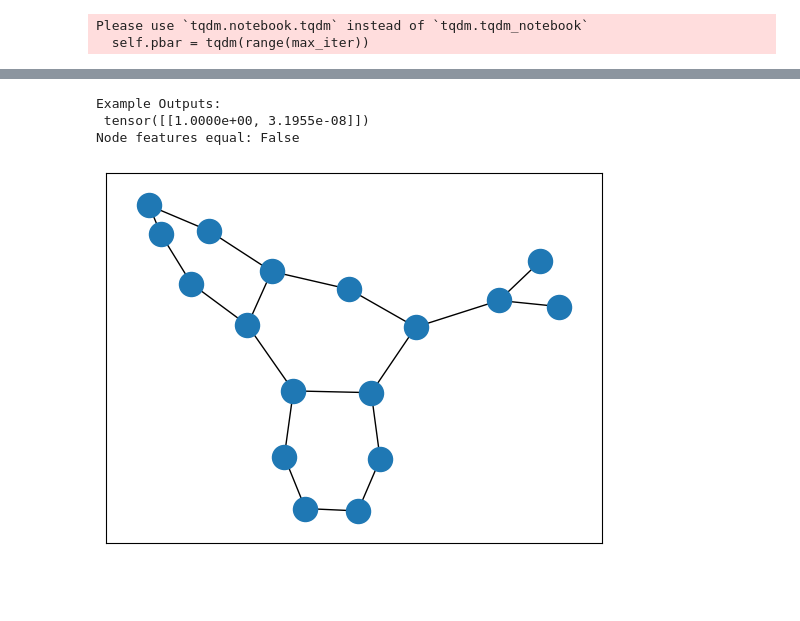
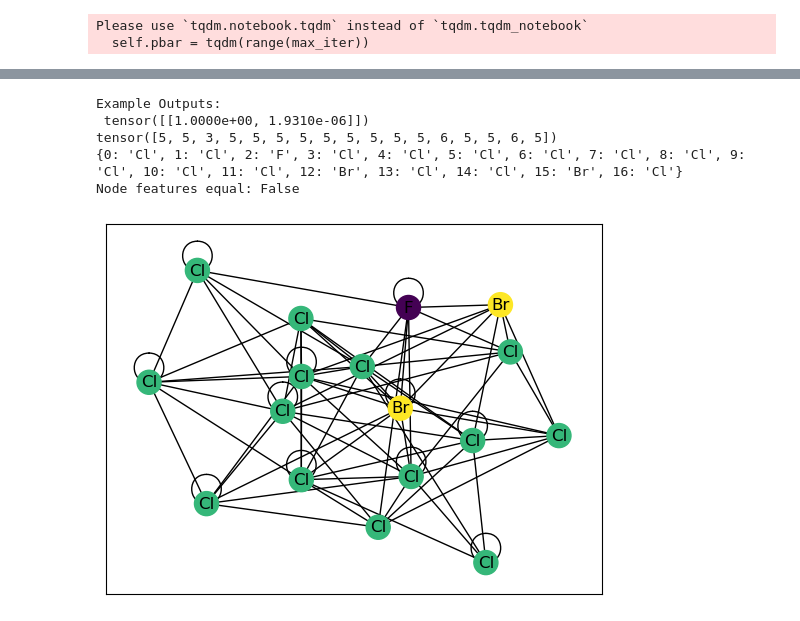
Before and after one commit to blake-gaines/GNN-Explainability-Experiments, a Jupyter notebook: test.ipynb, the cells around one changed output, grey strips where cells are left out. Saved outputs shown, nothing was run; the diff lists cells and outputs as text; code cells hidden in the pictures; blank space fills up the shorter version.

```diff
--- a/test.ipynb
+++ b/test.ipynb
@@ -13,6 +13,16 @@ from torch_geometric.utils import to_networkx
 import networkx as nx
 # %%
 dataset = TUDataset(root='data/TUDataset', name='MUTAG')
+
+atom_indices = {
+  0: "C",
+  1: "N",
+  2: "O",
+  3: "F",
+  4: "I",
+  5: "Cl",
+  6: "Br",
+}
 # %%
 print()
 print(f'Dataset: {dataset}:')
@@ -348,3 +358,7 @@ pg = interpreter.train(dataset[0], 0)
 tensor([1])
 Please use `tqdm.notebook.tqdm` instead of `tqdm.tqdm_notebook`
   self.pbar = tqdm(range(max_iter))
+# %%
+labels = dict(zip(range(pg.Xi.shape[0]), map(atom_indices.get, torch.argmax(init_graph.x, dim=1).detach().numpy())))
+nx.draw_networkx(to_networkx(init_graph, to_undirected=True), with_labels=True, node_color = torch.argmax(init_graph.x, dim=1), labels=labels)
+plt.savefig(f"explanations/Original Graph.png")
@@ -351,13 +367,18 @@ Please use `tqdm.notebook.tqdm` instead of `tqdm.tqdm_notebook`
 # %%
 explanation_graphs = pg.sample_explanations(1)
 print("Example Outputs:\n", torch.softmax(interpreter.get_embedding_outputs(explanation_graphs)[1], dim=1).detach())
 for data in explanation_graphs.to_data_list():
-    G = to_networkx(init_graph, to_undirected=True)
+    G = to_networkx(data, to_undirected=True)
     # G.remove_edges_from(nx.selfloop_edges(G))
-    nx.draw_networkx(G, with_labels=False)
+    print(torch.argmax(pg.Xi, dim=1))
+    labels = dict(zip(range(pg.Xi.shape[0]), map(atom_indices.get, torch.argmax(pg.Xi, dim=1).detach().numpy())))
+    print(labels)
+    nx.draw_networkx(G, with_labels=True, node_color = torch.argmax(pg.Xi, dim=1), labels=labels)
     print("Node features equal:", torch.equal(torch.round(pg.Xi), init_graph.x))
 # %% [output]
 Example Outputs:
- tensor([[1.0000e+00, 3.1955e-08]])
+ tensor([[1.0000e+00, 1.9310e-06]])
+tensor([5, 5, 3, 5, 5, 5, 5, 5, 5, 5, 5, 5, 6, 5, 5, 6, 5])
+{0: 'Cl', 1: 'Cl', 2: 'F', 3: 'Cl', 4: 'Cl', 5: 'Cl', 6: 'Cl', 7: 'Cl', 8: 'Cl', 9: 'Cl', 10: 'Cl', 11: 'Cl', 12: 'Br', 13: 'Cl', 14: 'Cl', 15: 'Br', 16: 'Cl'}
 Node features equal: False
-[figure, old version]
+[figure, new version]
```
Also changed, not shown: parts of 2 cells of this notebook, 3 other files.
